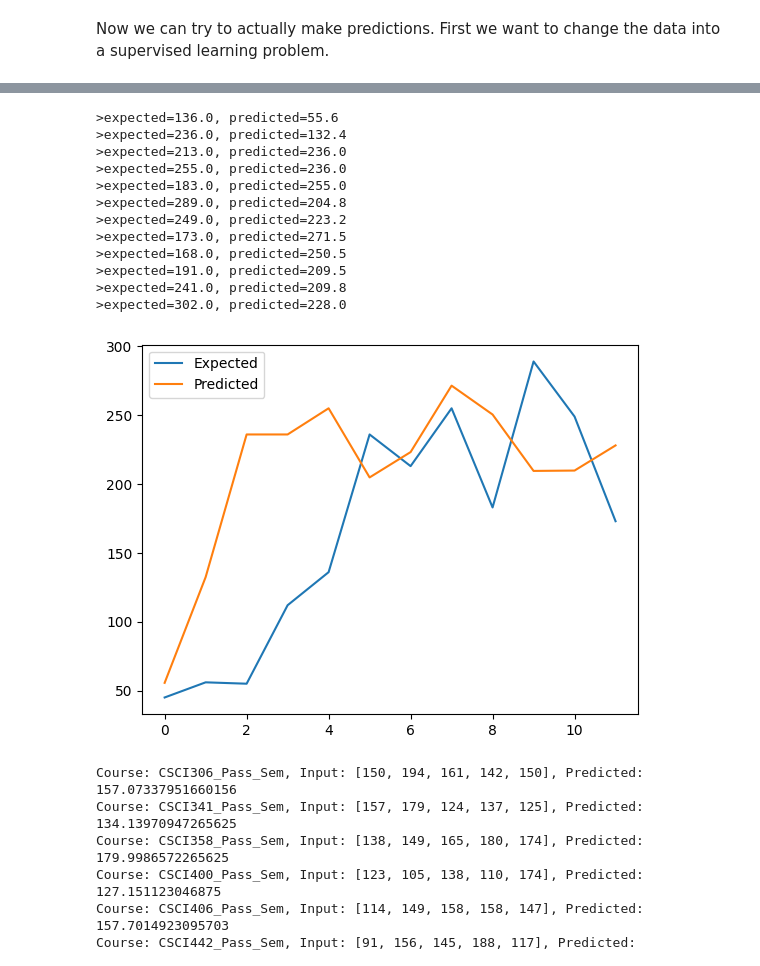
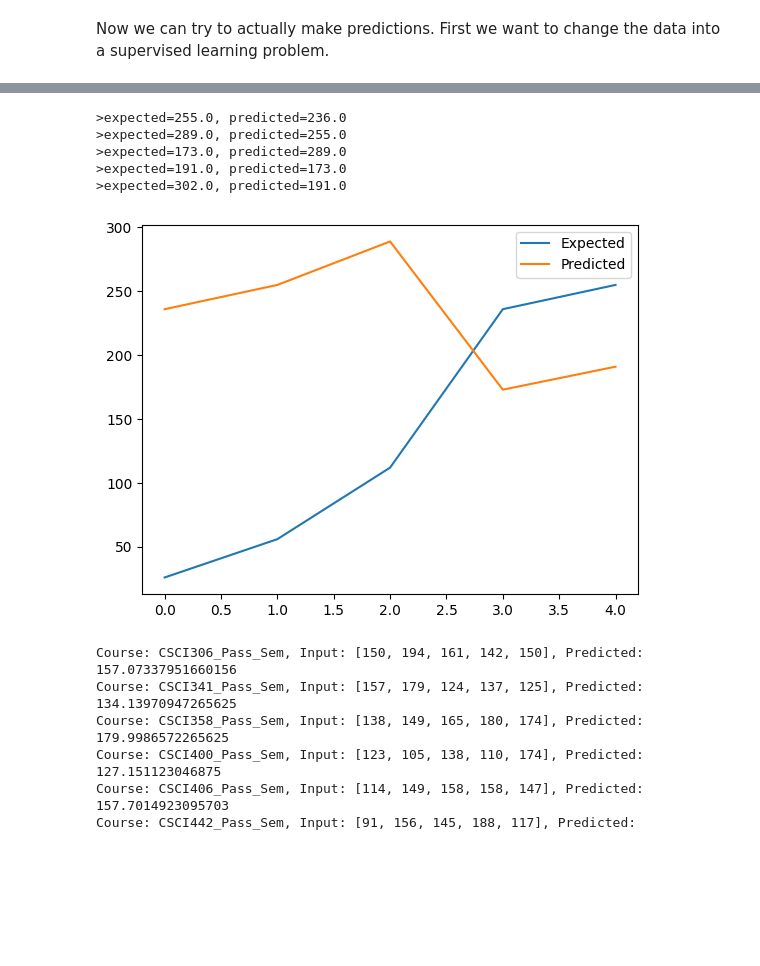
Before and after one commit to MehmetOzaslan/Network-Science-Project, a Jupyter notebook: stat_learning_techniques.ipynb, the cells around one changed output, grey strips where cells are left out. Cells and saved outputs as stored; diff of their text form; code cells hidden in the pictures; blank space fills up the shorter version.

```diff
--- a/stat_learning_techniques.ipynb
+++ b/stat_learning_techniques.ipynb
@@ -86,13 +88,20 @@ def custom_sort_key(s):
     return (year, season_order)
 
 # sort dictionaries and remove summer semesters
-for course, counts_dict in column_counts.items():
+for course, counts_dict in course_data.items():
     print(f"Counts for {course}:")
     counts_dict = dict(sorted(counts_dict.items(), key = lambda item: custom_sort_key(item[0])))
     summer = r'^Summer'
     counts_dict = {key: value for key, value in counts_dict.items() if not re.match(summer, key)}
-    column_counts[course] = counts_dict
+    course_data[course] = counts_dict
     print(counts_dict)
     print()
+
+# now remove spring semesters as well for Fall only version
+course_data_fall = course_data
+for course, counts_dict in course_data_fall.items():
+    spring = r'^Spring'
+    counts_dict = {key: value for key, value in counts_dict.items() if not re.match(spring, key)}
+    course_data_fall[course] = counts_dict
 # %% [output]
 Counts for CSCI306_Pass_Sem:
@@ -117,7 +126,7 @@ We want to create separate data arrays using these dictionaries that can be fed
 # %%
 # transform a time series dataset into a supervised learning dataset
 def series_to_supervised(data, n_in=1, n_out=1, dropnan=True):
-	n_vars = 1 if type(data) is list else data.shape[1]
+	# n_vars = 1 if type(data) is list else data.shape[1]
 	df = pd.DataFrame(data)
 	cols = list()
 	# input sequence (t-n, ... t-1)
@@ -196,10 +199,10 @@ def walk_forward_validation(data, n_test):
 Now we can try to actually make predictions. First we want to change the data into a supervised learning problem.
 # %%
 # instead of dictionary with dicts as values, lists as values
+# we will also use this list as values version to construct an input for the next semester prediction
 all_course_lists = {}
-for course, column_count in column_counts.items():
+for course, column_count in course_data.items():
     value = (list(column_count.values()))
-    # value = series_to_supervised(value, n_in = 5) # n_in = 5 will make each input to the next step a seq of 5 prev semesters
     all_course_lists.update({course: value})
 
 # instead of dictionary with lists as values, use time series arrays
@@ -208,4 +211,15 @@ for course, column_count in all_course_lists.items():
     value = series_to_supervised(column_count, n_in = 5) # n_in = 5 will make each input to the next step a seq of 5 prev semesters
     all_course_data.update({course: value})
 
-print(all_course_data)
+# for fall only version
+############################################################################
+fall_course_lists = {}
+for course, column_count in course_data.items():
+    value = (list(column_count.values()))
+    fall_course_lists.update({course: value})
+
+# instead of dictionary with lists as values, use time series arrays
+fall_course_data = {}
+for course, column_count in all_course_lists.items():
+    value = series_to_supervised(column_count, n_in = 5) # n_in = 5 will make each input to the next step a seq of 5 prev semesters
+    fall_course_data.update({course: value})
@@ -230,24 +226,17 @@ print(all_course_data)
 # %%
-mae, y, yhat = walk_forward_validation(all_course_data.get("CSCI200_Pass_C_Sem"), 12)
+mae, y, yhat = walk_forward_validation(all_course_data.get("CSCI200_Pass_C_Sem"), 5)
 # plot expected vs predicted
 plt.plot(y, label='Expected')
 plt.plot(yhat, label='Predicted')
 plt.legend()
 plt.show()
 # %% [output]
->expected=136.0, predicted=55.6
->expected=236.0, predicted=132.4
->expected=213.0, predicted=236.0
 >expected=255.0, predicted=236.0
->expected=183.0, predicted=255.0
->expected=289.0, predicted=204.8
->expected=249.0, predicted=223.2
->expected=173.0, predicted=271.5
->expected=168.0, predicted=250.5
->expected=191.0, predicted=209.5
->expected=241.0, predicted=209.8
->expected=302.0, predicted=228.0
+>expected=289.0, predicted=255.0
+>expected=173.0, predicted=289.0
+>expected=191.0, predicted=173.0
+>expected=302.0, predicted=191.0
-[figure, old version]
+[figure, new version]
 # %%
 #  As of now I am unsure of how to actually use the walk-forward validation to construct the best model
 for course, data in all_course_data.items():
```
Also changed, not shown: parts of 8 cells of this notebook.
